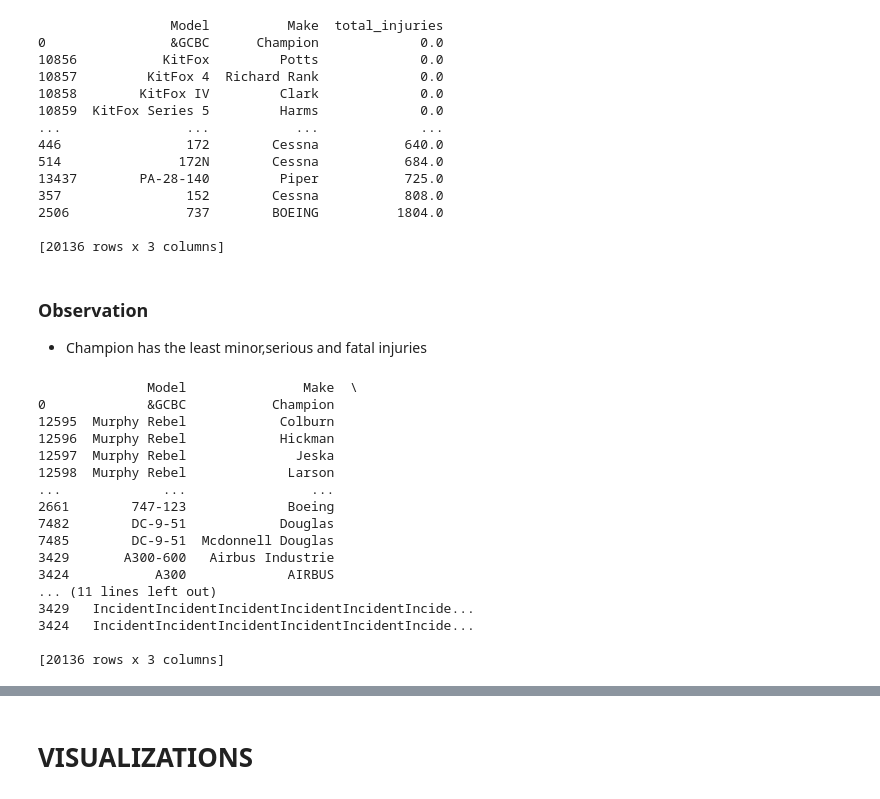
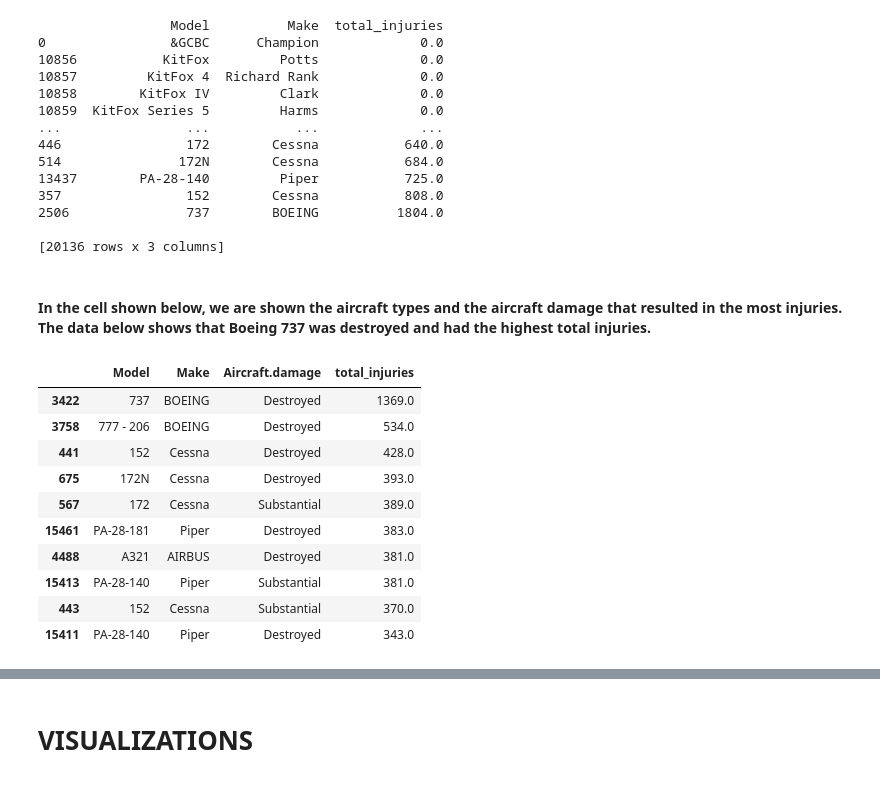
Before and after one commit to Luccy-svg/Aviation_Accidents_Project, a Jupyter notebook: student.ipynb, the cells around one changed output, grey strips where cells are left out. Drawn from its saved outputs; the diff is of its cells as text; code cells hidden in the pictures.

```diff
--- a/student.ipynb
+++ b/student.ipynb
@@ -462,29 +451,23 @@ print(all_injuries)
 2506               737        BOEING          1804.0
 
 [20136 rows x 3 columns]
-# %% [markdown]
-### Observation
-* Champion has the least minor,serious and fatal injuries
-# %%
-# checking for investigation type in each make and model
-all_accidents=df.groupby(['Model', 'Make'])['Investigation.Type'].sum().reset_index()
-all_accidents= all_accidents.sort_values(by= 'Investigation.Type', ascending= True)
-print(all_accidents)
-# %% [output]
-              Model               Make  \
-0             &GCBC           Champion
-12595  Murphy Rebel            Colburn
-12596  Murphy Rebel            Hickman
-12597  Murphy Rebel              Jeska
-12598  Murphy Rebel             Larson
-...             ...                ...
-2661        747-123             Boeing
-7482        DC-9-51            Douglas
-7485        DC-9-51  Mcdonnell Douglas
-3429       A300-600   Airbus Industrie
-3424           A300             AIRBUS
-... (11 lines left out)
-3429   IncidentIncidentIncidentIncidentIncidentIncide...
-3424   IncidentIncidentIncidentIncidentIncidentIncide...
-
-[20136 rows x 3 columns]
+# %% [markdown]
+#### In the cell shown below, we are shown the aircraft types and the aircraft damage that resulted in the most injuries. The data below shows that Boeing 737 was destroyed and had the highest total injuries.
+# %%
+df_subset = df[['Model', 'Make','Aircraft.damage', 'total_injuries']]
+df_subset.loc[:, 'total_injuries'] = pd.to_numeric(df_subset['total_injuries'],errors= 'coerce')
+least_serious=df_subset.groupby(['Model', 'Make', 'Aircraft.damage'])['total_injuries'].sum().reset_index()
+least_serious = least_serious.sort_values(by= 'total_injuries', ascending= False)
+least_serious.head(10)
+# %% [output]
+|  | Model | Make | Aircraft.damage | total_injuries |
+| 3422 | 737 | BOEING | Destroyed | 1369.0 |
+| 3758 | 777 - 206 | BOEING | Destroyed | 534.0 |
+| 441 | 152 | Cessna | Destroyed | 428.0 |
+| 675 | 172N | Cessna | Destroyed | 393.0 |
+| 567 | 172 | Cessna | Substantial | 389.0 |
+| 15461 | PA-28-181 | Piper | Destroyed | 383.0 |
+| 4488 | A321 | AIRBUS | Destroyed | 381.0 |
+| 15413 | PA-28-140 | Piper | Substantial | 381.0 |
+| 443 | 152 | Cessna | Substantial | 370.0 |
+| 15411 | PA-28-140 | Piper | Destroyed | 343.0 |
```
Also changed, not shown: parts of 39 cells of this notebook.
